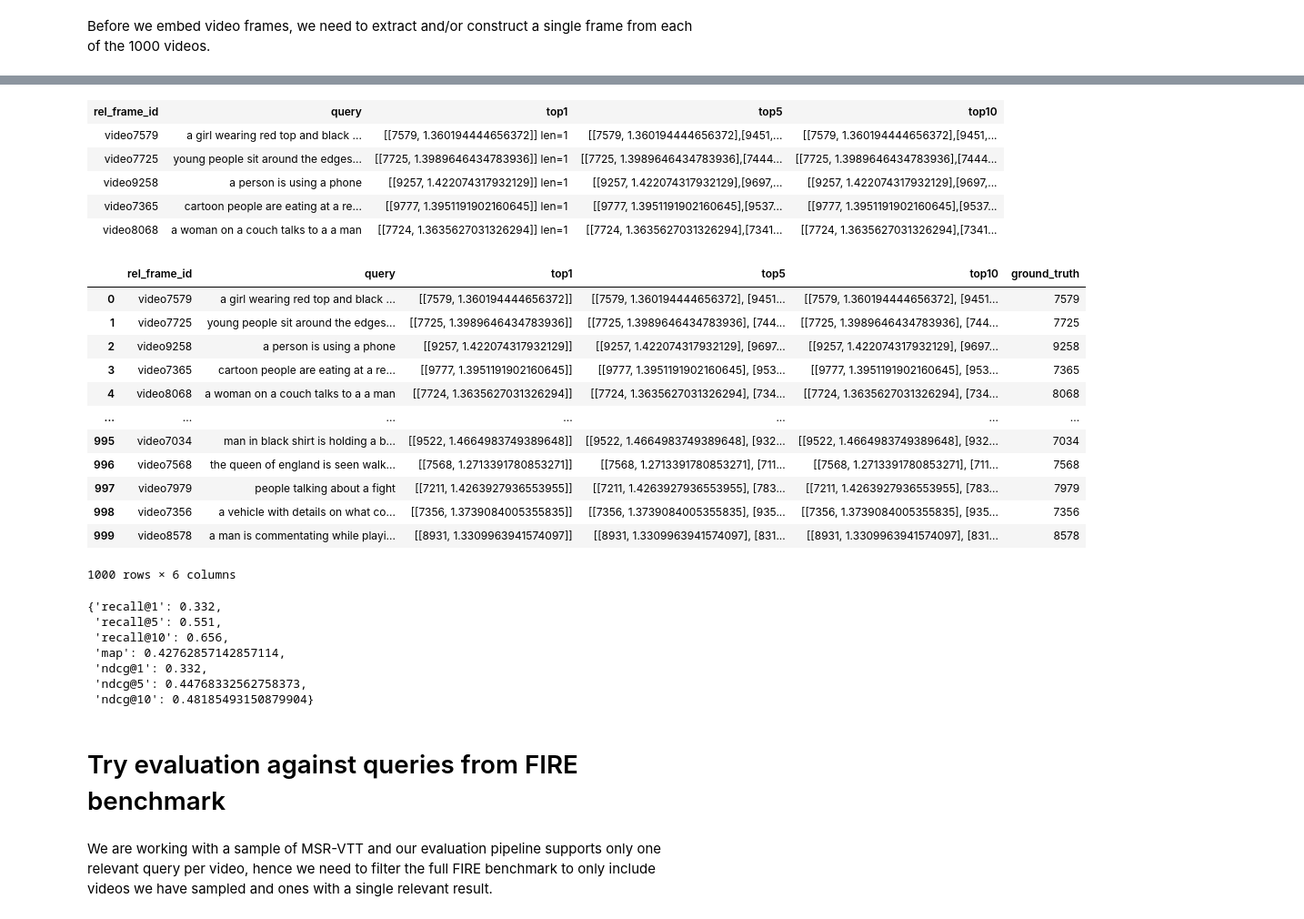
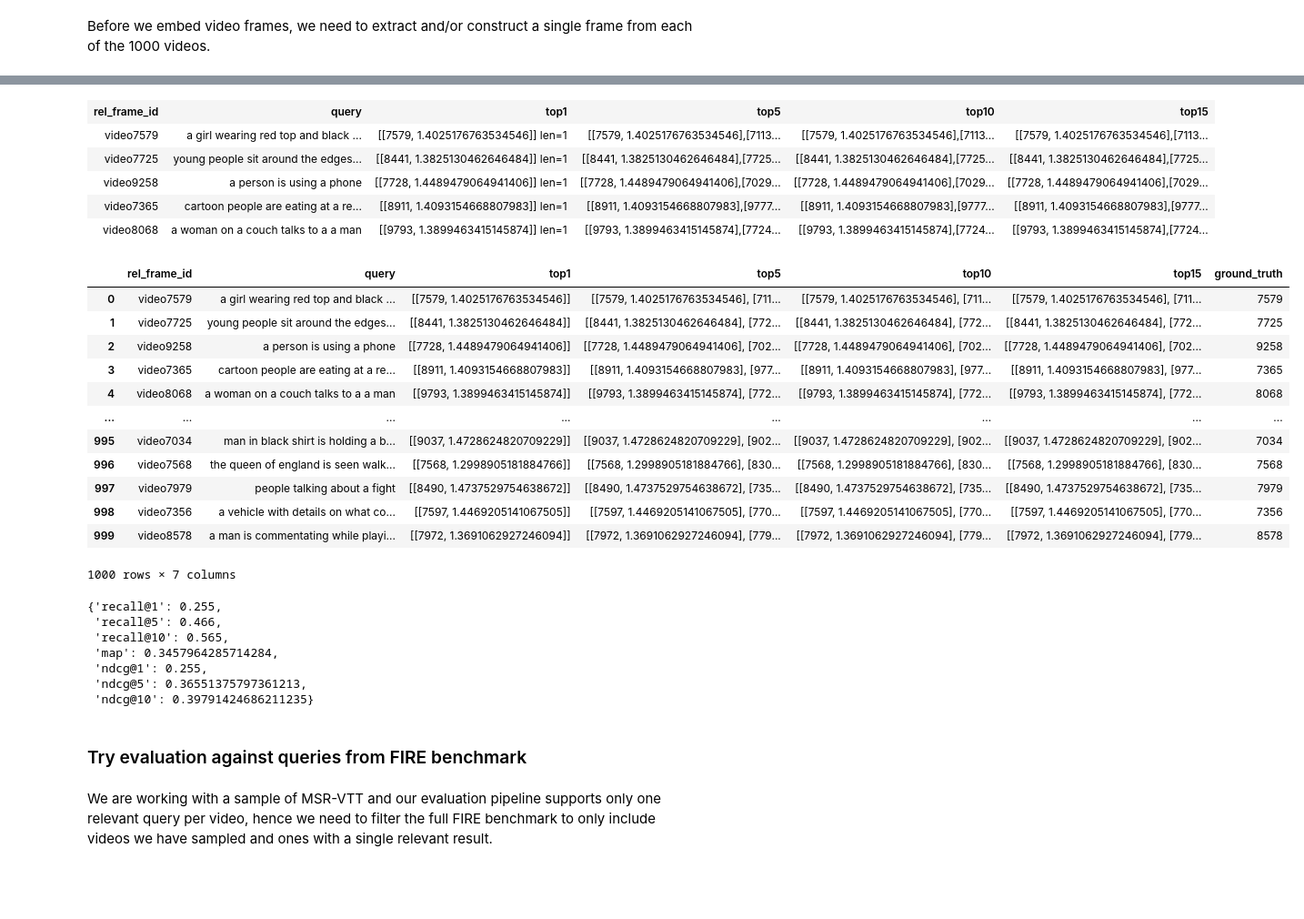
Before and after one commit to Suraj-Ram/video-semantic-search, a Jupyter notebook: frame_ret_clip.ipynb, the cells around one changed output, grey strips where cells are left out. Shown at 91% size. Drawn from its saved outputs; the diff is of its cells as text; code cells hidden in the pictures; blank space fills up the shorter version.

Commit message:
Single frame retrieval done and table created

```diff
--- a/frame_ret_clip.ipynb
+++ b/frame_ret_clip.ipynb
@@ -19,12 +16,14 @@ Connected to Milvus server at port 19530
 
 # Files
 MSRVTT_SAMPLES = "./MSRVTT_1K.csv"
-MSRVTT_SAMPLES_WITH_FRAMES = "./MSRVTT_1K_frames.csv"
+MSRVTT_SAMPLES_SINGLE_FRAME = "./MSRVTT_1K_frames_single.csv"
+SINGLE_FRAMES_DIR = "./1k_frames_single"
 # file created using raw FIRE judgements, see clean_fire_judgements.ipynb
 FIRE_BENCHMARK_Q_JUDGEMENTS = "./fire_benchmark_q_judgements.csv"
 
+
 # Database Collections
-FRAME_RET_COLLECTION = "msrvtt_multi_frame_ret_8b"
+FRAME_RET_COLLECTION = "single_frame_ret"
 # %%
 raw_samples_df = pd.read_csv(MSRVTT_SAMPLES)
 raw_samples_df[['video_id', 'video_path', 'sentence']].head()
@@ -248,11 +146,10 @@ frame_search_pipeline = (
     .flat_map('csv_file', ('rel_frame_id', 'query'), read_frame_search_csv)
     .map('query', 'vec', ops.image_text_embedding.clip(model_name='clip_vit_base_patch16', modality='text', device='mps'))
     .map('vec', 'vec', lambda x: x / np.linalg.norm(x))
-    .map('vec', 'top10_raw_res', ops.ann_search.milvus_client(collection_name=FRAME_RET_COLLECTION, limit=10))
-    # .map('vec', 'top10_raw_res',
-    #      ops.ann_search.milvus_client(collection_name=VIDEO_RET_COLLECTION, limit=10))
-    .map('top10_raw_res', ('top1', 'top5', 'top10'), lambda x: (x[:1], x[:5], x[:10]))
-    .output('rel_frame_id', 'query', 'top1', 'top5', 'top10')
-    # .output('vec')
+    .map('vec', 'top15_raw_res', ops.ann_search.milvus_client(collection_name=FRAME_RET_COLLECTION, limit=15))
+    .map('top15_raw_res', ('top1', 'top5', 'top10', 'top15'), lambda x: (x[:1], x[:5], x[:10], x[:15]))
+    .output('rel_frame_id', 'query', 'top1', 'top5', 'top10', 'top15')
 )
+
+queries_ret_dc = DataCollection(frame_search_pipeline(MSRVTT_SAMPLES_SINGLE_FRAME))
 # %% [output]
@@ -281,9 +173,9 @@ ret_dc = DataCollection(frame_search_pipeline(MSRVTT_SAMPLES_WITH_FRAMES))
 # %%
-ret_dc.show()
+queries_ret_dc.show()
 # %% [output]
-| rel_frame_id | query | top1 | top5 | top10 |
-| video7579 | a girl wearing red top and black ... | [[7579, 1.360194444656372]] len=1 | [[7579, 1.360194444656372],[9451,... | [[7579, 1.360194444656372],[9451,... |
-| video7725 | young people sit around the edges... | [[7725, 1.3989646434783936]] len=1 | [[7725, 1.3989646434783936],[7444... | [[7725, 1.3989646434783936],[7444... |
-| video9258 | a person is using a phone | [[9257, 1.422074317932129]] len=1 | [[9257, 1.422074317932129],[9697,... | [[9257, 1.422074317932129],[9697,... |
-| video7365 | cartoon people are eating at a re... | [[9777, 1.3951191902160645]] len=1 | [[9777, 1.3951191902160645],[9537... | [[9777, 1.3951191902160645],[9537... |
-| video8068 | a woman on a couch talks to a a man | [[7724, 1.3635627031326294]] len=1 | [[7724, 1.3635627031326294],[7341... | [[7724, 1.3635627031326294],[7341... |
+| rel_frame_id | query | top1 | top5 | top10 | top15 |
+| video7579 | a girl wearing red top and black ... | [[7579, 1.4025176763534546]] len=1 | [[7579, 1.4025176763534546],[7113... | [[7579, 1.4025176763534546],[7113... | [[7579, 1.4025176763534546],[7113... |
+| video7725 | young people sit around the edges... | [[8441, 1.3825130462646484]] len=1 | [[8441, 1.3825130462646484],[7725... | [[8441, 1.3825130462646484],[7725... | [[8441, 1.3825130462646484],[7725... |
+| video9258 | a person is using a phone | [[7728, 1.4489479064941406]] len=1 | [[7728, 1.4489479064941406],[7029... | [[7728, 1.4489479064941406],[7029... | [[7728, 1.4489479064941406],[7029... |
+| video7365 | cartoon people are eating at a re... | [[8911, 1.4093154668807983]] len=1 | [[8911, 1.4093154668807983],[9777... | [[8911, 1.4093154668807983],[9777... | [[8911, 1.4093154668807983],[9777... |
+| video8068 | a woman on a couch talks to a a man | [[9793, 1.3899463415145874]] len=1 | [[9793, 1.3899463415145874],[7724... | [[9793, 1.3899463415145874],[7724... | [[9793, 1.3899463415145874],[7724... |
@@ -456,16 +182,17 @@ def get_all_eval_scores(df):
 # %%
-twohee_data_col_to_df(ret_dc)
+single_frame_queries_msrvtt = twohee_data_col_to_df(queries_ret_dc)
+single_frame_queries_msrvtt
 # %% [output]
-|  | rel_frame_id | query | top1 | top5 | top10 | ground_truth |
-| 0 | video7579 | a girl wearing red top and black ... | [[7579, 1.360194444656372]] | [[7579, 1.360194444656372], [9451... | [[7579, 1.360194444656372], [9451... | 7579 |
-| 1 | video7725 | young people sit around the edges... | [[7725, 1.3989646434783936]] | [[7725, 1.3989646434783936], [744... | [[7725, 1.3989646434783936], [744... | 7725 |
-| 2 | video9258 | a person is using a phone | [[9257, 1.422074317932129]] | [[9257, 1.422074317932129], [9697... | [[9257, 1.422074317932129], [9697... | 9258 |
-| 3 | video7365 | cartoon people are eating at a re... | [[9777, 1.3951191902160645]] | [[9777, 1.3951191902160645], [953... | [[9777, 1.3951191902160645], [953... | 7365 |
-| 4 | video8068 | a woman on a couch talks to a a man | [[7724, 1.3635627031326294]] | [[7724, 1.3635627031326294], [734... | [[7724, 1.3635627031326294], [734... | 8068 |
-| ... | ... | ... | ... | ... | ... | ... |
-| 995 | video7034 | man in black shirt is holding a b... | [[9522, 1.4664983749389648]] | [[9522, 1.4664983749389648], [932... | [[9522, 1.4664983749389648], [932... | 7034 |
-| 996 | video7568 | the queen of england is seen walk... | [[7568, 1.2713391780853271]] | [[7568, 1.2713391780853271], [711... | [[7568, 1.2713391780853271], [711... | 7568 |
-| 997 | video7979 | people talking about a fight | [[7211, 1.4263927936553955]] | [[7211, 1.4263927936553955], [783... | [[7211, 1.4263927936553955], [783... | 7979 |
-| 998 | video7356 | a vehicle with details on what co... | [[7356, 1.3739084005355835]] | [[7356, 1.3739084005355835], [935... | [[7356, 1.3739084005355835], [935... | 7356 |
-| 999 | video8578 | a man is commentating while playi... | [[8931, 1.3309963941574097]] | [[8931, 1.3309963941574097], [831... | [[8931, 1.3309963941574097], [831... | 8578 |
+|  | rel_frame_id | query | top1 | top5 | top10 | top15 | ground_truth |
+| 0 | video7579 | a girl wearing red top and black ... | [[7579, 1.4025176763534546]] | [[7579, 1.4025176763534546], [711... | [[7579, 1.4025176763534546], [711... | [[7579, 1.4025176763534546], [711... | 7579 |
+| 1 | video7725 | young people sit around the edges... | [[8441, 1.3825130462646484]] | [[8441, 1.3825130462646484], [772... | [[8441, 1.3825130462646484], [772... | [[8441, 1.3825130462646484], [772... | 7725 |
+| 2 | video9258 | a person is using a phone | [[7728, 1.4489479064941406]] | [[7728, 1.4489479064941406], [702... | [[7728, 1.4489479064941406], [702... | [[7728, 1.4489479064941406], [702... | 9258 |
+| 3 | video7365 | cartoon people are eating at a re... | [[8911, 1.4093154668807983]] | [[8911, 1.4093154668807983], [977... | [[8911, 1.4093154668807983], [977... | [[8911, 1.4093154668807983], [977... | 7365 |
+| 4 | video8068 | a woman on a couch talks to a a man | [[9793, 1.3899463415145874]] | [[9793, 1.3899463415145874], [772... | [[9793, 1.3899463415145874], [772... | [[9793, 1.3899463415145874], [772... | 8068 |
+| ... | ... | ... | ... | ... | ... | ... | ... |
+| 995 | video7034 | man in black shirt is holding a b... | [[9037, 1.4728624820709229]] | [[9037, 1.4728624820709229], [902... | [[9037, 1.4728624820709229], [902... | [[9037, 1.4728624820709229], [902... | 7034 |
+| 996 | video7568 | the queen of england is seen walk... | [[7568, 1.2998905181884766]] | [[7568, 1.2998905181884766], [830... | [[7568, 1.2998905181884766], [830... | [[7568, 1.2998905181884766], [830... | 7568 |
+| 997 | video7979 | people talking about a fight | [[8490, 1.4737529754638672]] | [[8490, 1.4737529754638672], [735... | [[8490, 1.4737529754638672], [735... | [[8490, 1.4737529754638672], [735... | 7979 |
+| 998 | video7356 | a vehicle with details on what co... | [[7597, 1.4469205141067505]] | [[7597, 1.4469205141067505], [770... | [[7597, 1.4469205141067505], [770... | [[7597, 1.4469205141067505], [770... | 7356 |
+| 999 | video8578 | a man is commentating while playi... | [[7972, 1.3691062927246094]] | [[7972, 1.3691062927246094], [779... | [[7972, 1.3691062927246094], [779... | [[7972, 1.3691062927246094], [779... | 8578 |
-1000 rows × 6 columns
+1000 rows × 7 columns
@@ -472,15 +202,15 @@ twohee_data_col_to_df(ret_dc)
 # %%
-get_all_eval_scores(twohee_data_col_to_df(ret_dc))
+get_all_eval_scores(single_frame_queries_msrvtt)
 # %% [output]
-{'recall@1': 0.332,
- 'recall@5': 0.551,
- 'recall@10': 0.656,
- 'map': 0.42762857142857114,
- 'ndcg@1': 0.332,
- 'ndcg@5': 0.44768332562758373,
- 'ndcg@10': 0.48185493150879904}
+{'recall@1': 0.255,
+ 'recall@5': 0.466,
+ 'recall@10': 0.565,
+ 'map': 0.3457964285714284,
+ 'ndcg@1': 0.255,
+ 'ndcg@5': 0.36551375797361213,
+ 'ndcg@10': 0.39791424686211235}
 # %% [markdown]
-# Try evaluation against queries from FIRE benchmark
+### Try evaluation against queries from FIRE benchmark
 # %% [markdown]
 We are working with a sample of MSR-VTT and our evaluation pipeline supports only one relevant query per video, hence we need to filter the full FIRE benchmark to only include videos we have sampled and ones with a single relevant result.
 # %% [markdown]
```
Also changed, not shown: parts of 25 cells of this notebook, 6 other files.
